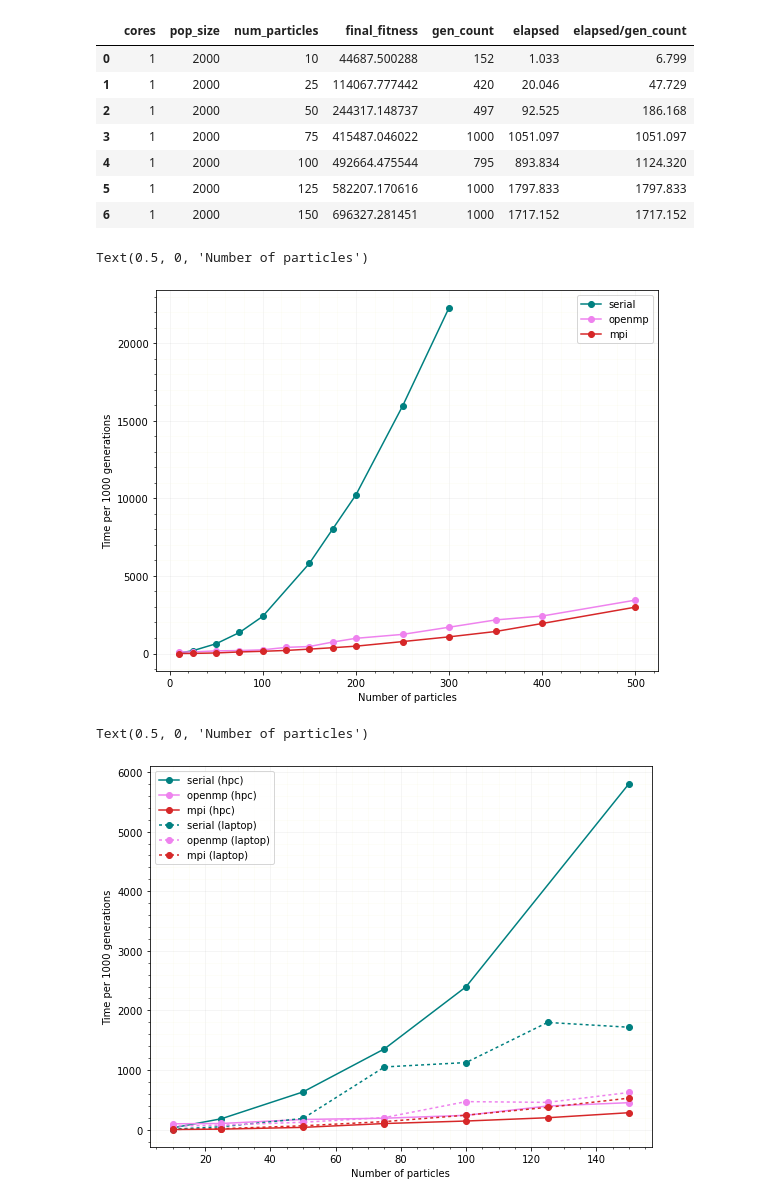
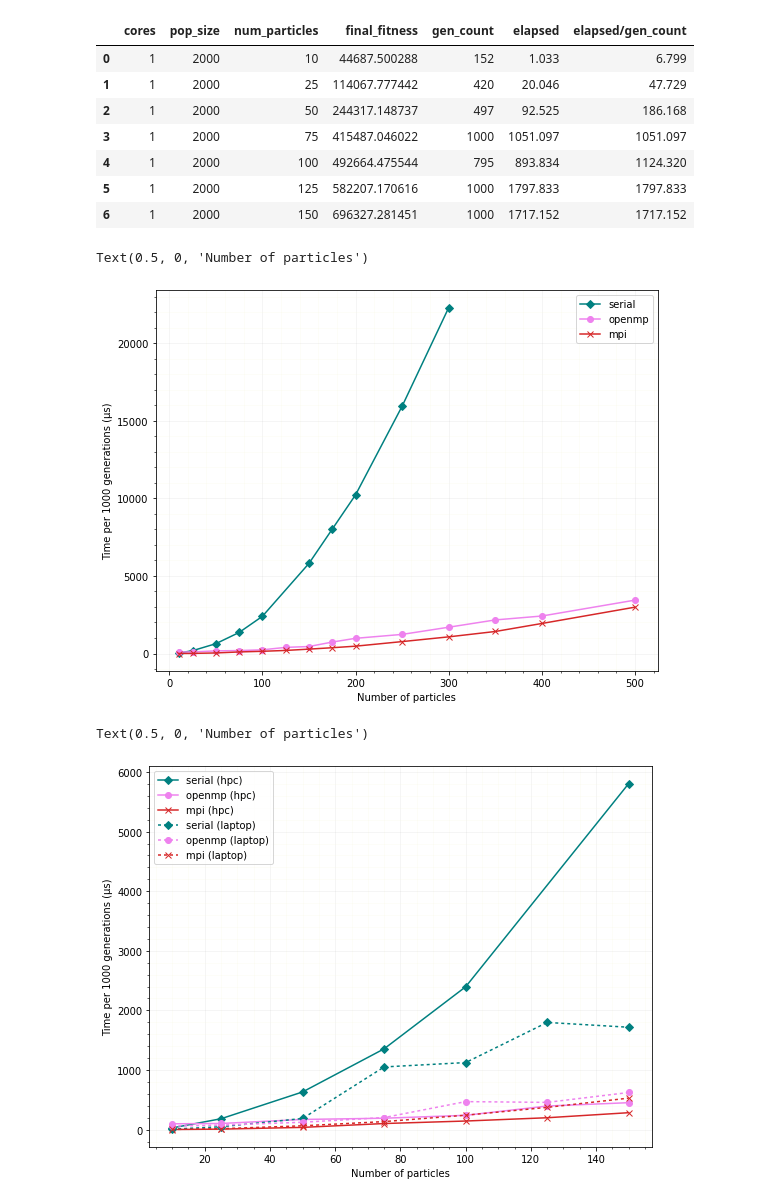
Before and after one commit to matthewdicks98/CSC-HPC-Project, a Jupyter notebook: particles.ipynb, the cells around one changed output. Saved outputs shown, nothing was run; the diff lists cells and outputs as text; code cells hidden in the pictures.

```diff
--- a/particles.ipynb
+++ b/particles.ipynb
@@ -113,32 +113,32 @@ laptop_ser_particles
 # %%
 plt.figure(figsize=(9,7))
 plt.grid(alpha=0.15)
 plt.minorticks_on()
 plt.grid(which='minor', color='beige', alpha=0.25)
-plt.plot(ser_particles[' num_particles'], ser_particles[' elapsed/gen_count'],marker='o', color="teal")
+plt.plot(ser_particles[' num_particles'], ser_particles[' elapsed/gen_count'],marker='D', color="teal")
 plt.plot(omp_particles[' num_particles'],omp_particles[' elapsed/gen_count'],marker='o', color="violet")
-plt.plot(mpi_particles[' num_particles'],mpi_particles[' elapsed/gen_count'],marker='o', color="tab:red")
+plt.plot(mpi_particles[' num_particles'],mpi_particles[' elapsed/gen_count'],marker='x', color="tab:red")
 plt.legend(['serial','openmp','mpi'])
-plt.ylabel('Time per 1000 generations')
+plt.ylabel('Time per 1000 generations (μs)')
 plt.xlabel('Number of particles')
 # %% [output]
 Text(0.5, 0, 'Number of particles')
-[figure, old version]
+[figure, new version]
 # %%
 plt.figure(figsize=(9,7))
 plt.grid(alpha=0.15)
 plt.minorticks_on()
 plt.grid(which='minor', color='beige', alpha=0.25)
-plt.plot(ser_particles[' num_particles'][:6], ser_particles[' elapsed/gen_count'][:6],marker='o', color="teal")
+plt.plot(ser_particles[' num_particles'][:6], ser_particles[' elapsed/gen_count'][:6],marker='D', color="teal")
 plt.plot(omp_particles[' num_particles'][:7],omp_particles[' elapsed/gen_count'][:7],marker='o', color="violet")
-plt.plot(mpi_particles[' num_particles'][:7],mpi_particles[' elapsed/gen_count'][:7],marker='o', color="tab:red")
+plt.plot(mpi_particles[' num_particles'][:7],mpi_particles[' elapsed/gen_count'][:7],marker='x', color="tab:red")
 
-plt.plot(laptop_ser_particles[' num_particles'], laptop_ser_particles[' elapsed/gen_count'],marker='o', color="teal",dashes=[2, 2])
+plt.plot(laptop_ser_particles[' num_particles'], laptop_ser_particles[' elapsed/gen_count'],marker='D', color="teal",dashes=[2, 2])
 plt.plot(laptop_omp_particles[' num_particles'][:7],laptop_omp_particles[' elapsed/gen_count'][:7],marker='o', color="violet",dashes=[2, 2])
-plt.plot(laptop_mpi_particles[' num_particles'][:7],laptop_mpi_particles[' elapsed/gen_count'][:7],marker='o', color="tab:red",dashes=[2, 2])
+plt.plot(laptop_mpi_particles[' num_particles'][:7],laptop_mpi_particles[' elapsed/gen_count'][:7],marker='x', color="tab:red",dashes=[2, 2])
 plt.legend(['serial (hpc)','openmp (hpc)','mpi (hpc)','serial (laptop)','openmp (laptop)','mpi (laptop)'])
-plt.ylabel('Time per 1000 generations')
+plt.ylabel('Time per 1000 generations (μs)')
 plt.xlabel('Number of particles')
 # %% [output]
 Text(0.5, 0, 'Number of particles')
-[figure, old version]
+[figure, new version]
```
Also changed, not shown: 14 other files.
